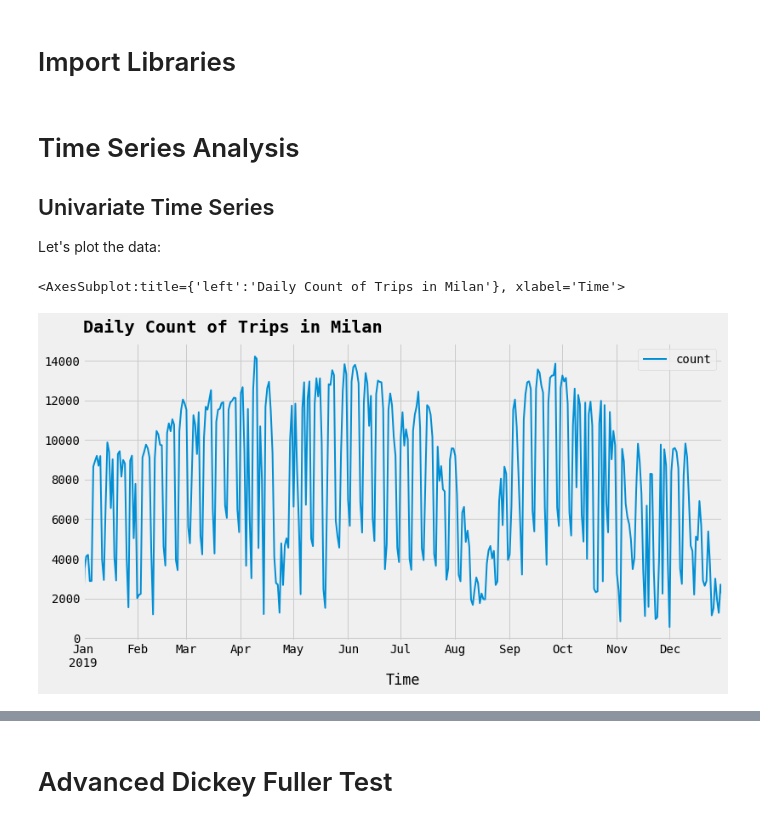
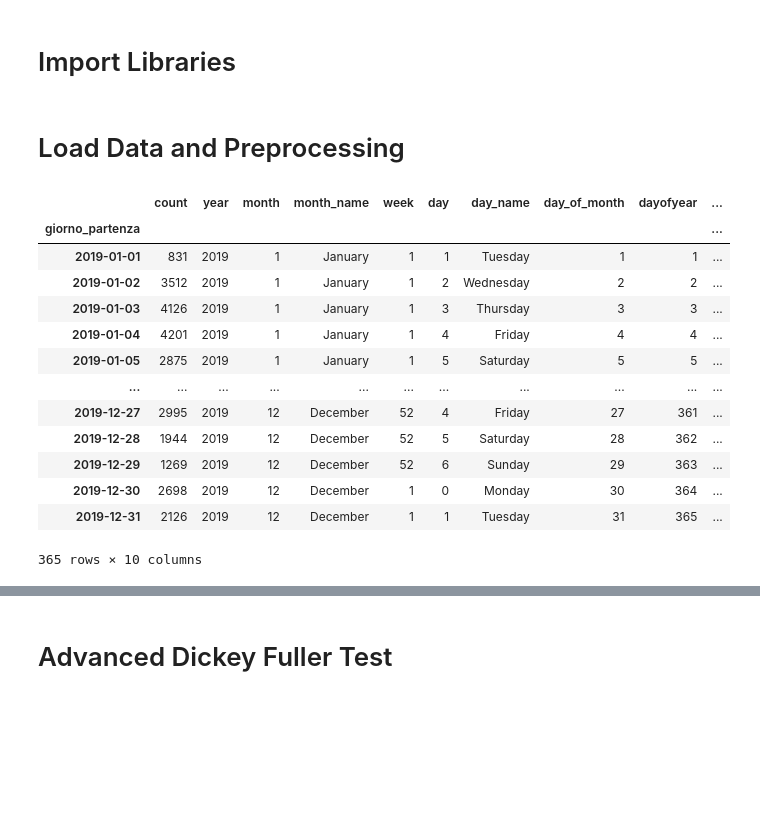
Before and after one commit to toscasterre/thesis-forecasting, a Jupyter notebook: notebooks/04_arima_modelling.ipynb, the cells around one changed output, grey strips where cells are left out. Cells and saved outputs as stored; diff of their text form; code cells hidden in the pictures; blank space fills up the shorter version.

```diff
--- a/notebooks/04_arima_modelling.ipynb
+++ b/notebooks/04_arima_modelling.ipynb
@@ -28,18 +2,0 @@ daily_outflow = pd.read_csv("../data/bikemi_csv/daily_outflow.csv", parse_dates=
-# %% [markdown]
-# Time Series Analysis
-
-## Univariate Time Series
-
-Let's plot the data:
-# %%
-# we could also use plot_series, but default plotting is basically the same
-
-daily_outflow.plot(
-    y="count",
-    title="Daily Count of Trips in Milan",
-    xlabel="Time",
-    ylabel=None
-)
-# %% [output]
-<AxesSubplot:title={'left':'Daily Count of Trips in Milan'}, xlabel='Time'>
-[figure, removed]
@@ -45,0 +44,37 @@ daily_outflow.plot(
+# %% [markdown]
+# Load Data and Preprocessing
+# %%
+daily_outflow = pd.read_csv("../data/bikemi_csv/daily_outflow.csv", parse_dates=[0])
+
+daily_outflow = daily_outflow.assign(
+    year = lambda x: x["giorno_partenza"].dt.year,
+    month = lambda x: x["giorno_partenza"].dt.month,
+    month_name = lambda x: x["giorno_partenza"].dt.month_name().astype("category"),
+    week = lambda x: x["giorno_partenza"].dt.isocalendar().week,
+    day = lambda x: x["giorno_partenza"].dt.weekday,
+    day_name = lambda x: x["giorno_partenza"].dt.day_name(),
+    day_of_month = lambda x: x["giorno_partenza"].dt.day,
+    dayofyear = lambda x: x["giorno_partenza"].dt.dayofyear,
+    # alternatively:
+    # holiday = lambda ts: list(map(lambda x: holidays.CountryHoliday("IT").get(x), ts["giorno_partenza"]))
+    holiday = lambda ts: ts["giorno_partenza"].apply(lambda x: holidays.CountryHoliday("IT").get(x))
+) \
+    .set_index("giorno_partenza") \
+    .astype({"day_name": "string"})
+
+daily_outflow
+# %% [output]
+|  | count | year | month | month_name | week | day | day_name | day_of_month | dayofyear | ... |
+| giorno_partenza |  |  |  |  |  |  |  |  |  | ... |
+| 2019-01-01 | 831 | 2019 | 1 | January | 1 | 1 | Tuesday | 1 | 1 | ... |
+| 2019-01-02 | 3512 | 2019 | 1 | January | 1 | 2 | Wednesday | 2 | 2 | ... |
+| 2019-01-03 | 4126 | 2019 | 1 | January | 1 | 3 | Thursday | 3 | 3 | ... |
+| 2019-01-04 | 4201 | 2019 | 1 | January | 1 | 4 | Friday | 4 | 4 | ... |
+| 2019-01-05 | 2875 | 2019 | 1 | January | 1 | 5 | Saturday | 5 | 5 | ... |
+| ... | ... | ... | ... | ... | ... | ... | ... | ... | ... | ... |
+| 2019-12-27 | 2995 | 2019 | 12 | December | 52 | 4 | Friday | 27 | 361 | ... |
+| 2019-12-28 | 1944 | 2019 | 12 | December | 52 | 5 | Saturday | 28 | 362 | ... |
+| 2019-12-29 | 1269 | 2019 | 12 | December | 52 | 6 | Sunday | 29 | 363 | ... |
+| 2019-12-30 | 2698 | 2019 | 12 | December | 1 | 0 | Monday | 30 | 364 | ... |
+| 2019-12-31 | 2126 | 2019 | 12 | December | 1 | 1 | Tuesday | 31 | 365 | ... |
+365 rows × 10 columns
```
Also changed, not shown: parts of 35 cells of this notebook, 3 other files.
